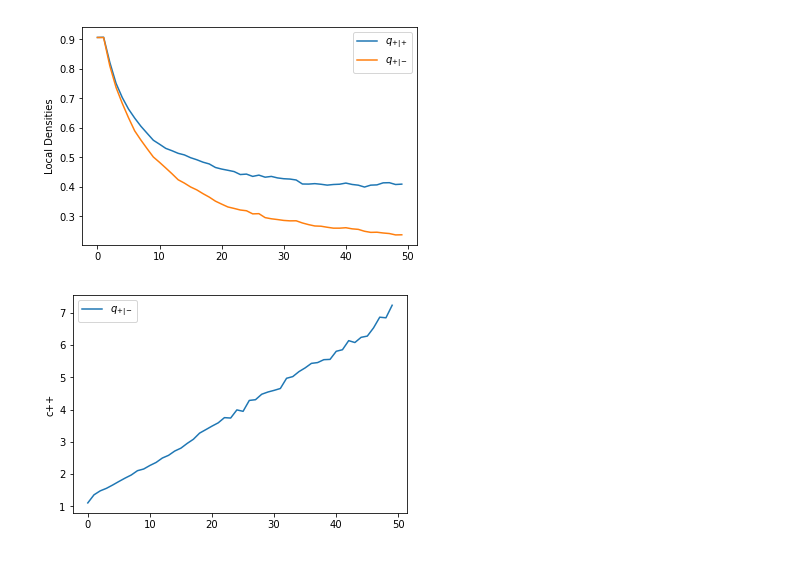
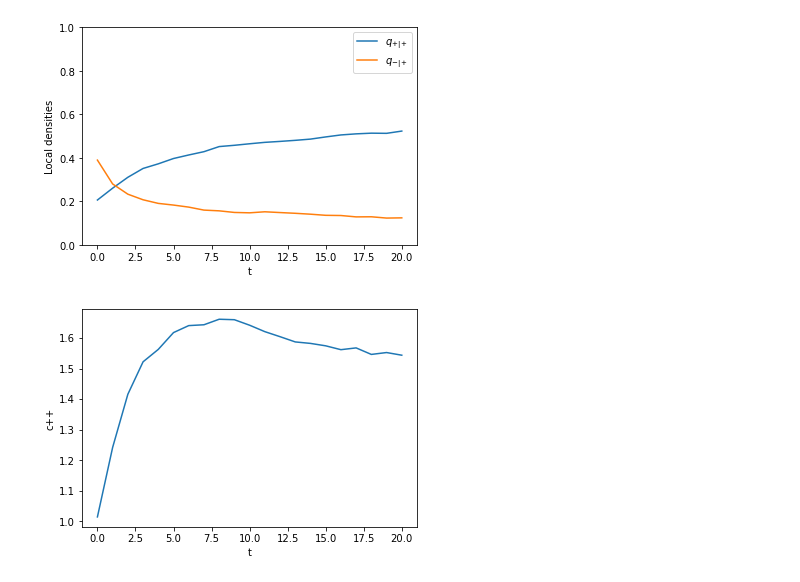
Before and after one commit to intramuros/abm, a Jupyter notebook: Gather and plot.ipynb, the cells around one changed output. Saved outputs shown, nothing was run; the diff lists cells and outputs as text; code cells hidden in the pictures.

```diff
--- a/Gather and plot.ipynb
+++ b/Gather and plot.ipynb
@@ -21,17 +18,13 @@ from ecosystem.model import EcoModel
 # %%
-from ecosystem.model import EcoModel
-from mesa.datacollection import DataCollector
-import time
-start_time = time.time()
-
-# fixed_params = {"width": 50,
-#                 "height": 50,
-#                 "b": 0.5,
-#                 "m": 0.1}
+b = 0.4  # establishment probability
+m = 0.1  # mortality rate
 
 model = EcoModel(0.4, 0.1, "ecosystem/config_file.json")
 
-for i in range(50):
+num_steps = 20 # number of simulation steps
+
+start_time = time.time()
+for i in range(num_steps):
     model.step()
 
 print(time.time()-start_time)
@@ -91,24 +77,20 @@ plt.show()
 # %%
-# Plot local densities
-# q+|+ number of vegetated neighbours of vegetates sites
-# q-|+ number of vegetated neighbours of degraded sites
-
-from matplotlib import pyplot as plt
-
+# Plot q+|+ and q-|+
 plt.plot(stats.qplusplus, label = r'$q_{+|+}$')
-plt.plot(stats.qplusminus, label = r'$q_{+|-}$')
+plt.plot(stats.qminusplus, label = r'$q_{-|+}$')
 plt.legend()
-plt.ylabel('Local Densities')
-plt.savefig(output_dir + "Local_densities.png", format = 'png' )
+plt.xlabel('t')
+plt.ylim([0,1])
+plt.ylabel('Local densities')
 plt.show()
 # %% [output]
-[figure, old version]
+[figure, new version]
 # %%
-from matplotlib import pyplot as plt
-plt.plot(stats.qplusplus/(stats.Vegetated/(total))**2, label = r'$q_{+|-}$')
+# Plot c++
+plt.plot(stats.qplusplus/(stats.Vegetated/(total)))
 plt.legend()
 plt.ylabel('c++')
-plt.savefig(output_dir + "Local_densities.png", format = 'png' )
+plt.xlabel('t')
 plt.show()
 # %% [output]
-[figure, old version]
+[figure, new version]
```
Also changed, not shown: parts of 15 cells of this notebook, 7 other files.
